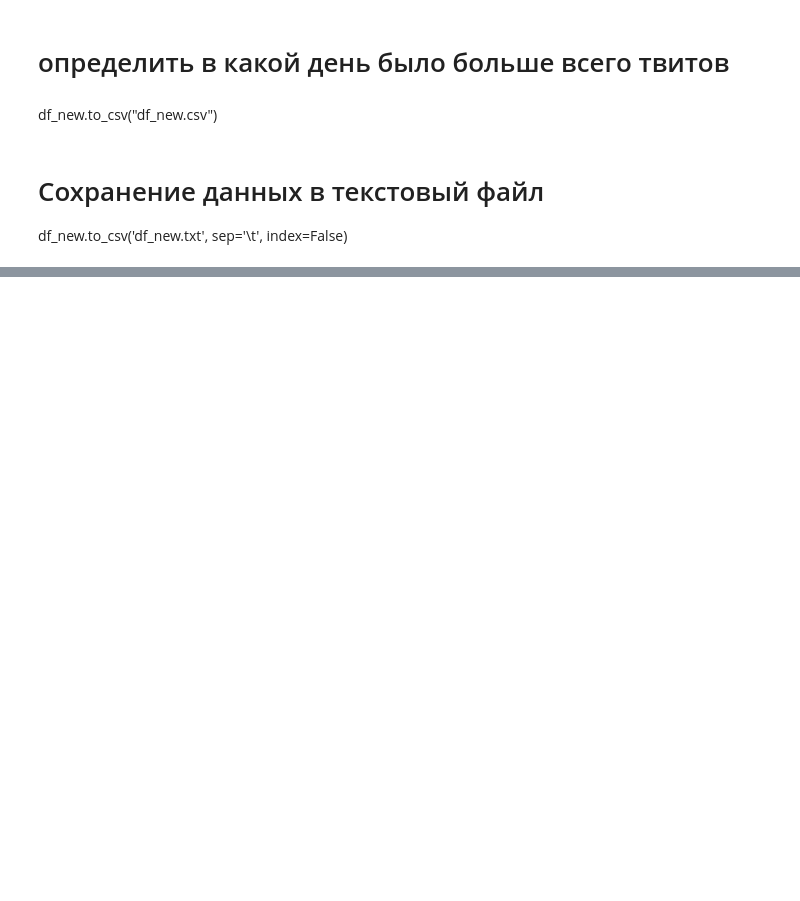
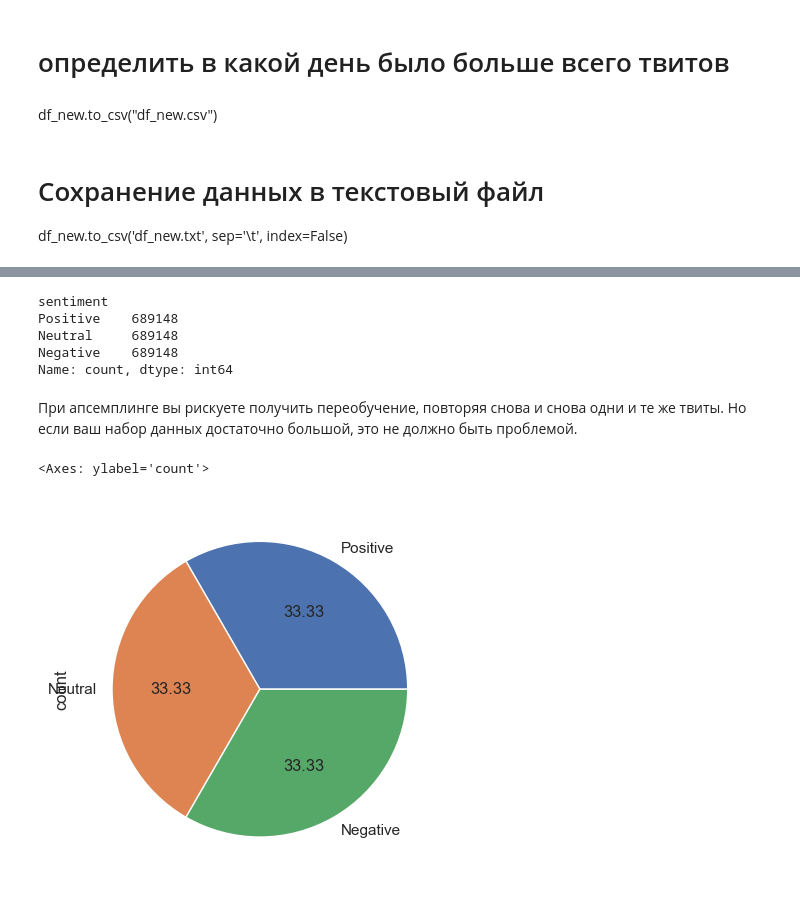
Before and after one commit to Alona-Aldushyna/Summer_2023_August_Repeat_Assessment, a Jupyter notebook: Summer_2023_August_Repeat_Assessment.ipynb, the cells around one changed output, grey strips where cells are left out. Cells and saved outputs as stored; diff of their text form; code cells hidden in the pictures; blank space fills up the shorter version.

```diff
--- a/Summer_2023_August_Repeat_Assessment.ipynb
+++ b/Summer_2023_August_Repeat_Assessment.ipynb
@@ -358,0 +505,38 @@ df_new.to_csv('df_new.txt', sep='\t', index=False)
+# %%
+# Разделим DataFrame на отдельные классы
+df_positive = df_sentiment[df_sentiment['sentiment'] == 'Positive']
+df_negative = df_sentiment[df_sentiment['sentiment'] == 'Negative']
+df_neutral = df_sentiment[df_sentiment['sentiment'] == 'Neutral']
+
+# Определим размер класса большинства (нейтральные твиты)
+majority_size = df_neutral.shape[0]
+
+# Сгенерируем случайные индексы для апсемплинга положительных и отрицательных твитов
+random_indices_positive = np.random.choice(df_positive.index, size=majority_size, replace=True)
+random_indices_negative = np.random.choice(df_negative.index, size=majority_size, replace=True)
+
+# Получим новые DataFrame для положительных и отрицательных твитов
+df_positive_upsampled = df_positive.loc[random_indices_positive]
+df_negative_upsampled = df_negative.loc[random_indices_negative]
+
+# Объединим все DataFrame обратно в один DataFrame с добавленными новыми твитами
+df_upsampled = pd.concat([df_neutral, df_positive_upsampled, df_negative_upsampled])
+
+# Перемешаем данные для разнообразия
+df_upsampled = df_upsampled.sample(frac=1).reset_index(drop=True)
+
+# Проверим результаты
+print(df_upsampled["sentiment"].value_counts())
+# %% [output]
+sentiment
+Positive    689148
+Neutral     689148
+Negative    689148
+Name: count, dtype: int64
+# %% [markdown]
+При апсемплинге вы рискуете получить переобучение, повторяя снова и снова одни и те же твиты. Но если ваш набор данных достаточно большой, это не должно быть проблемой.
+# %%
+df_upsampled['sentiment'].value_counts().plot.pie(autopct= '%.2f')
+# %% [output]
+<Axes: ylabel='count'>
+[figure, added]
```
Also changed, not shown: parts of 53 cells of this notebook.
